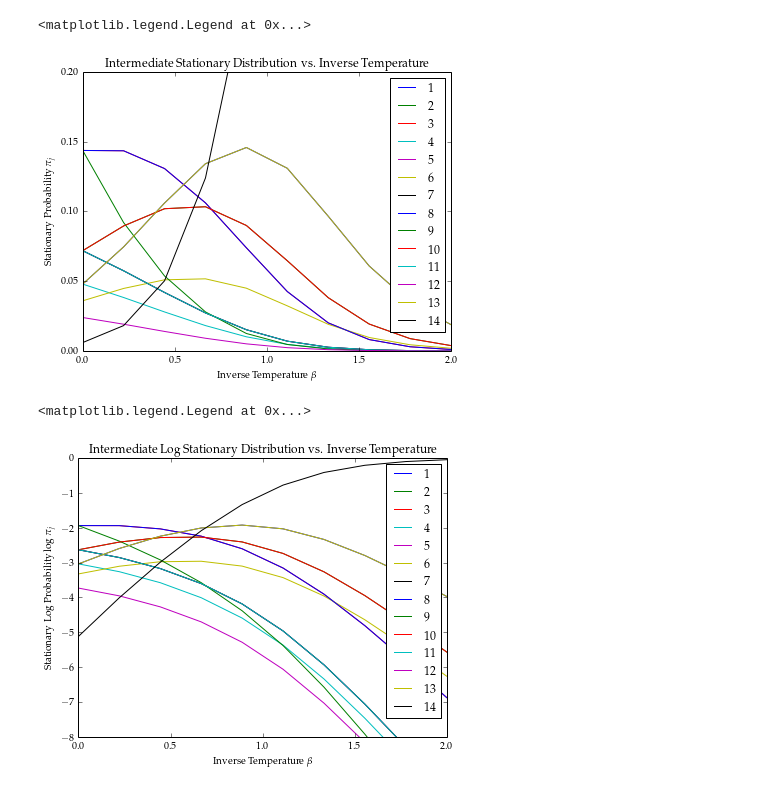
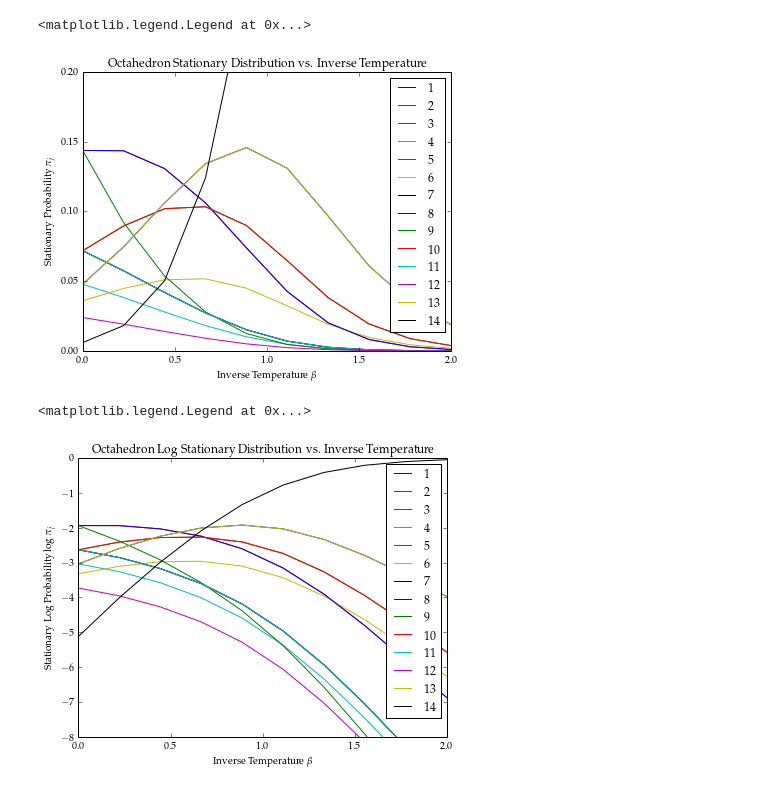
Before and after one commit to Danie1Johnson/research, a Jupyter notebook: markov_plots.ipynb, the cells around one changed output. Drawn from its saved outputs; the diff is of its cells as text; code cells hidden in the pictures.

```diff
--- a/markov_plots.ipynb
+++ b/markov_plots.ipynb
@@ -53,27 +53,27 @@ for k, beta in enumerate(betas):
 # %%
 plt.figure(figsize=my_figsize, dpi=my_dpi)
 for j in range(1,num_ints):
     plt.plot(betas, pi[j,:].T, label=j)
 plt.ylim([0.0,0.2])
-plt.title("Intermediate Stationary Distribution vs. Inverse Temperature")
+plt.title("Octahedron Stationary Distribution vs. Inverse Temperature")
 plt.xlabel(r"Inverse Temperature $\beta$") #$\beta$")
 plt.ylabel(r"Stationary Probability $\pi_j$")
 plt.legend()
 # %% [output]
 <matplotlib.legend.Legend at 0x...>
-[figure, old version]
+[figure, new version]
 # %%
 plt.figure(figsize=my_figsize, dpi=my_dpi)
 for j in range(1,num_ints):
     plt.plot(betas, np.log(pi[j,:].T), label=j)
 plt.ylim([-8,0.0])
-plt.title("Intermediate Log Stationary Distribution vs. Inverse Temperature")
+plt.title("Octahedron Log Stationary Distribution vs. Inverse Temperature")
 plt.xlabel(r"Inverse Temperature $\beta$") #$\beta$")
 plt.ylabel(r"Stationary Log Probability $\log\pi_j$")
 plt.legend()
 # %% [output]
 <matplotlib.legend.Legend at 0x...>
-[figure, old version]
+[figure, new version]
 # %%
 int_dict = bgj.load_ints(poly_name, run_str, output_str)
 edge_rate_inds = bgj.find_sim_edge_relations(int_dict,
```
Also changed, not shown: parts of 6 cells of this notebook.
